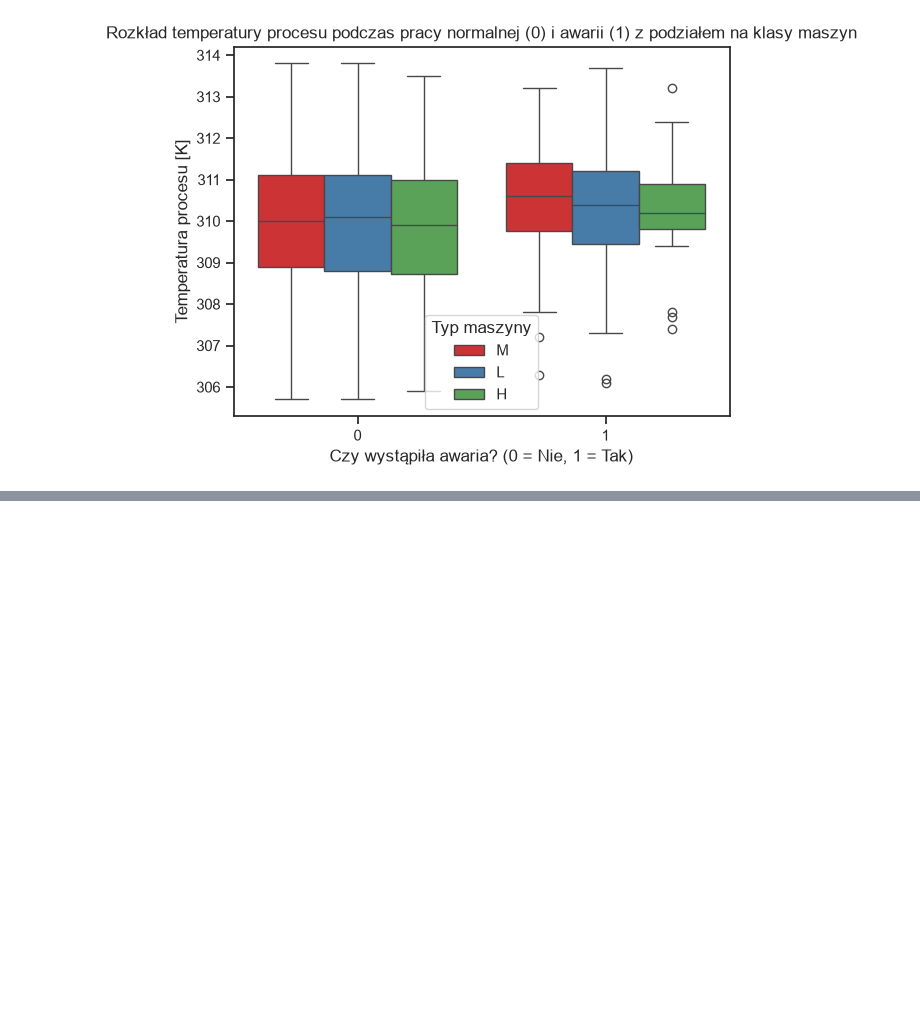
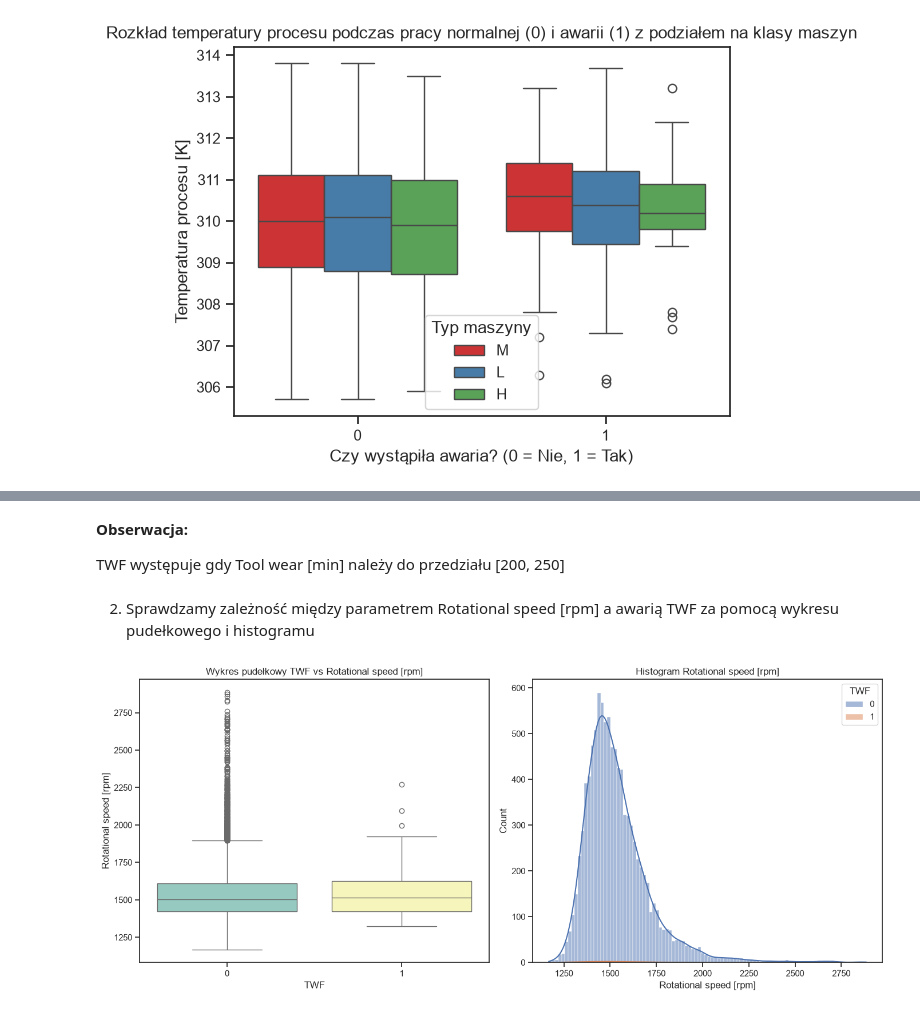
Before and after one commit to KacperKnapek/Machine-failure-prediction, a Jupyter notebook: notebooks/01_eda.ipynb, the cells around one changed output, grey strips where cells are left out. Saved outputs shown, nothing was run; the diff lists cells and outputs as text; code cells hidden in the pictures; blank space fills up the shorter version.

```diff
--- a/notebooks/01_eda.ipynb
+++ b/notebooks/01_eda.ipynb
@@ -256,0 +321,10 @@ plt.show()
+# %% [markdown]
+**Obserwacja:**
+
+TWF występuje gdy Tool wear [min] należy do przedziału [200, 250]
+# %% [markdown]
+2. Sprawdzamy zależność między parametrem Rotational speed [rpm] a awarią TWF za pomocą wykresu pudełkowego i histogramu
+# %%
+plot_box_hist(df, "TWF", "Rotational speed [rpm]")
+# %% [output]
+[figure, added]
```
Also changed, not shown: parts of 48 cells of this notebook.
